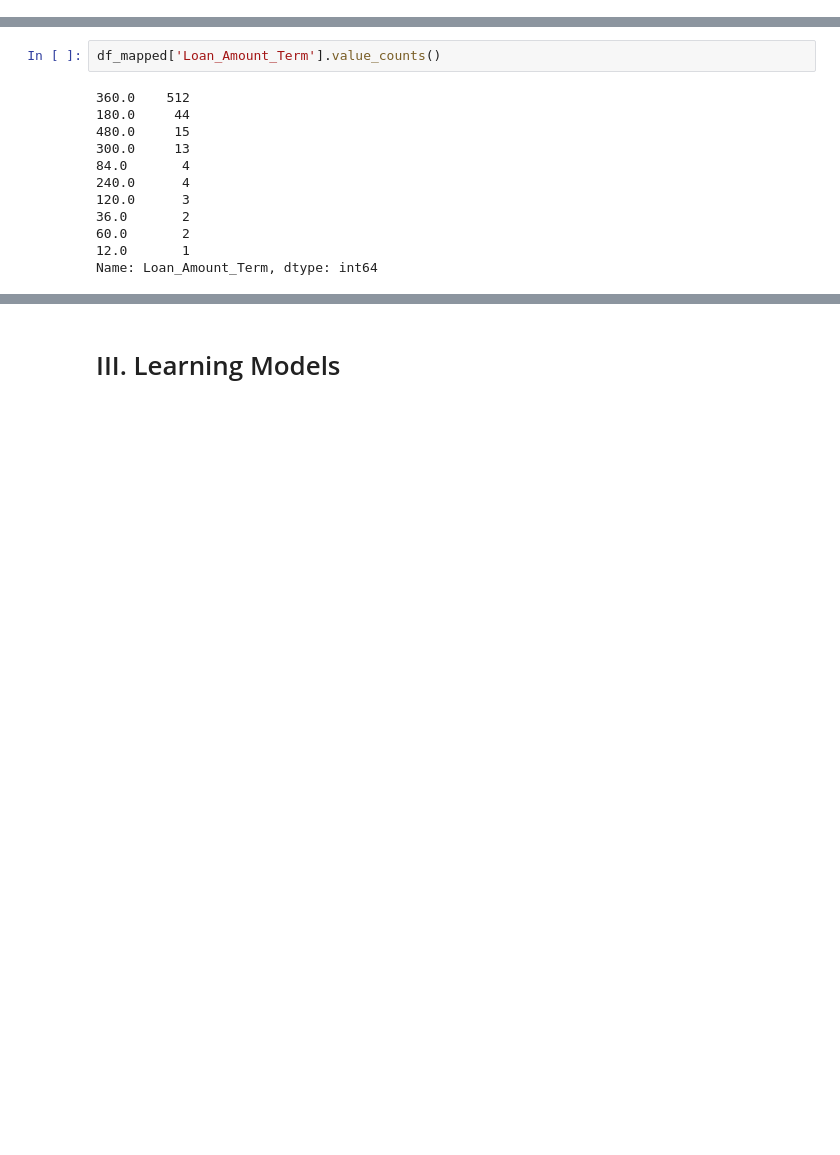
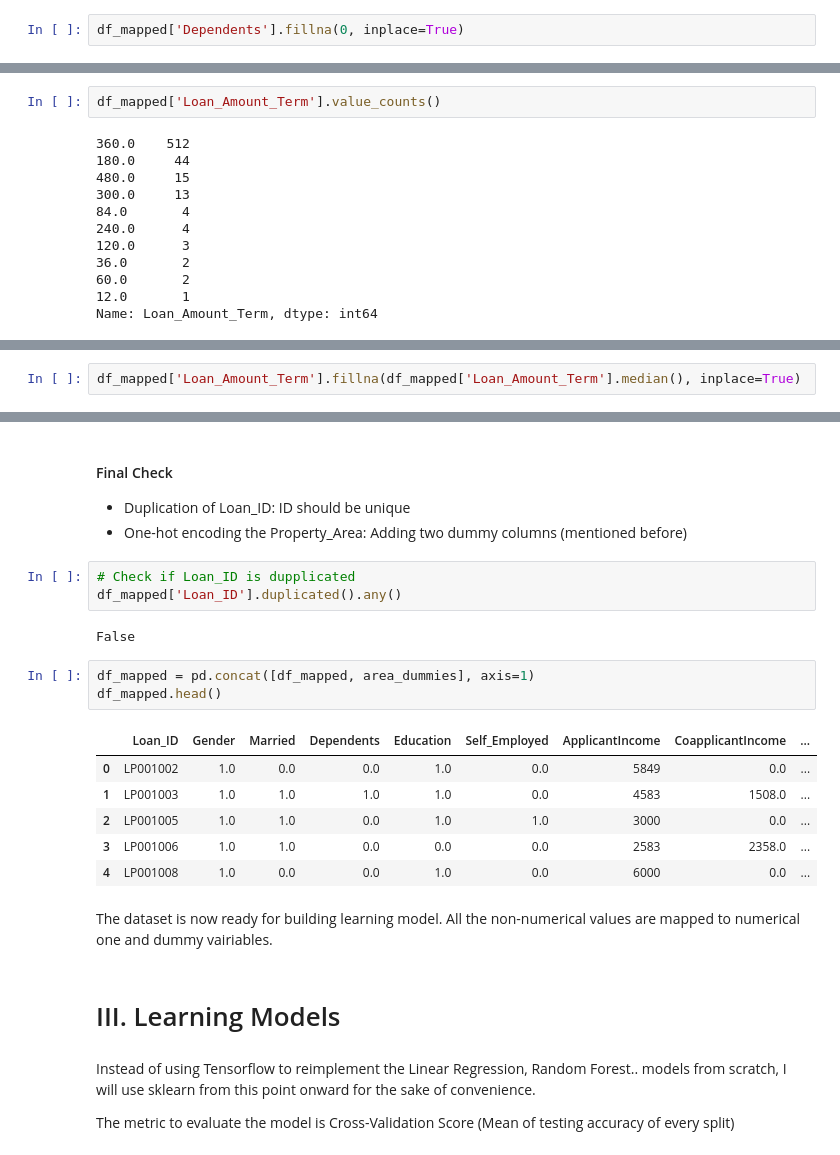
Before and after one commit to do4am/Learning, a Jupyter notebook: [DataHack] Loan Prediction/[DataHack] Loan Prediction.ipynb, the cells around one changed output, grey strips where cells are left out. Drawn from its saved outputs; the diff is of its cells as text; blank space fills up the shorter version.

Commit message:
add learning models

```diff
--- a/[DataHack] Loan Prediction/[DataHack] Loan Prediction.ipynb
+++ b/[DataHack] Loan Prediction/[DataHack] Loan Prediction.ipynb
@@ -587,3 +610,5 @@ Name: Dependents, dtype: int64
+# %%
+df_mapped['Dependents'].fillna(0, inplace=True)
 # %% [markdown]
 #### d. Credit_History
 # %% [markdown]
@@ -609 +636,3 @@ Name: Loan_Amount_Term, dtype: int64
+# %%
+df_mapped['Loan_Amount_Term'].fillna(df_mapped['Loan_Amount_Term'].median(), inplace=True)
 # %% [markdown]
@@ -611,2 +660,27 @@ So far I have treated all the missing_values and outliers. The dataset is ready
+# %% [markdown]
+#### Final Check
+- Duplication of Loan_ID: ID should be unique
+- One-hot encoding the Property_Area: Adding two dummy columns (mentioned before)
+# %%
+# Check if Loan_ID is dupplicated
+df_mapped['Loan_ID'].duplicated().any()
+# %% [output]
+False
+# %%
+df_mapped = pd.concat([df_mapped, area_dummies], axis=1)
+df_mapped.head()
+# %% [output]
+|  | Loan_ID | Gender | Married | Dependents | Education | Self_Employed | ApplicantIncome | CoapplicantIncome | ... |
+| 0 | LP001002 | 1.0 | 0.0 | 0.0 | 1.0 | 0.0 | 5849 | 0.0 | ... |
+| 1 | LP001003 | 1.0 | 1.0 | 1.0 | 1.0 | 0.0 | 4583 | 1508.0 | ... |
+| 2 | LP001005 | 1.0 | 1.0 | 0.0 | 1.0 | 1.0 | 3000 | 0.0 | ... |
+| 3 | LP001006 | 1.0 | 1.0 | 0.0 | 0.0 | 0.0 | 2583 | 2358.0 | ... |
+| 4 | LP001008 | 1.0 | 0.0 | 0.0 | 1.0 | 0.0 | 6000 | 0.0 | ... |
+# %% [markdown]
+ The dataset is now ready for building learning model. All the non-numerical values are mapped to numerical one and dummy vairiables.
 # %% [markdown]
 # III. Learning Models
+# %% [markdown]
+Instead of using Tensorflow to reimplement the Linear Regression, Random Forest.. models from scratch, I will use sklearn from this point onward for the sake of convenience.
+
+The metric to evaluate the model is Cross-Validation Score (Mean of testing accuracy of every split)
```
Also changed, not shown: parts of 47 cells of this notebook, 1 other file.
